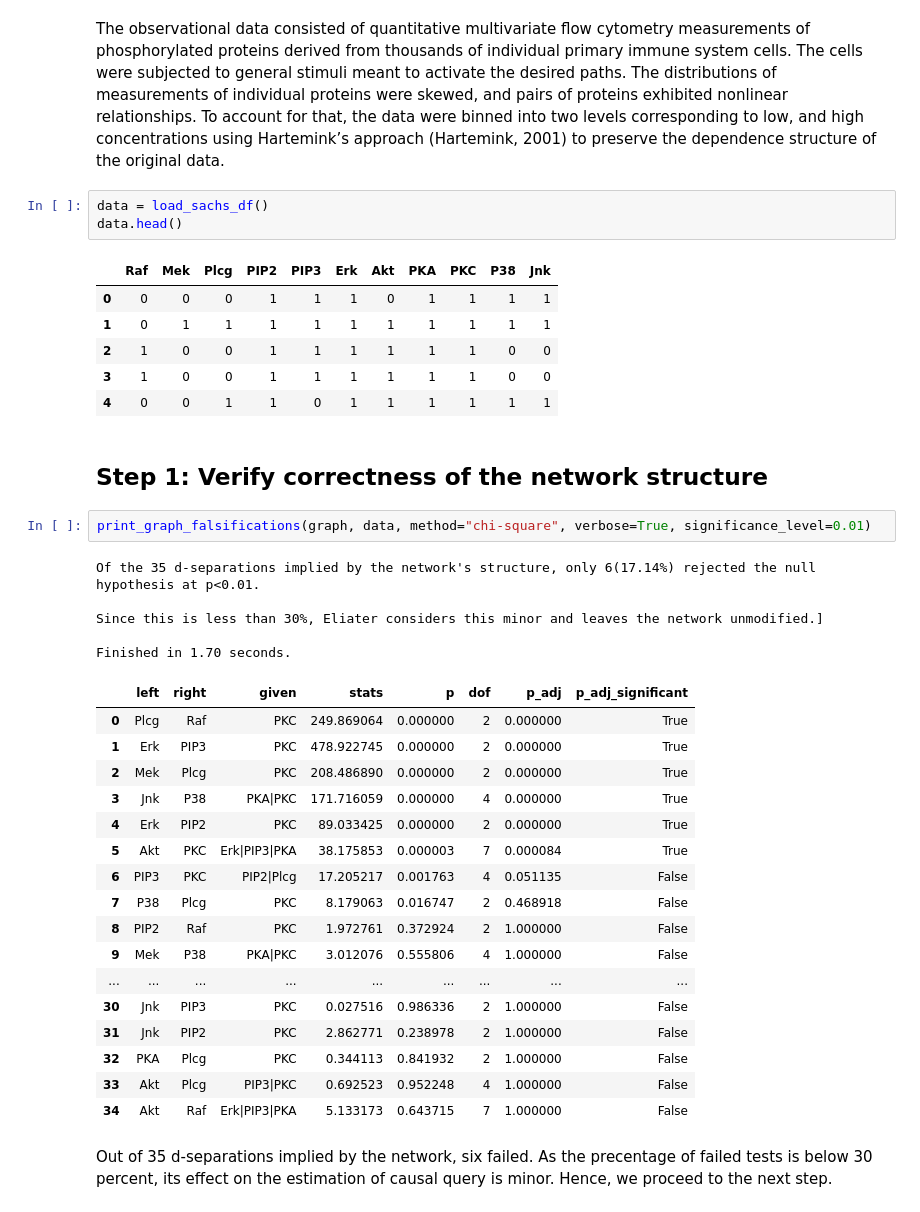
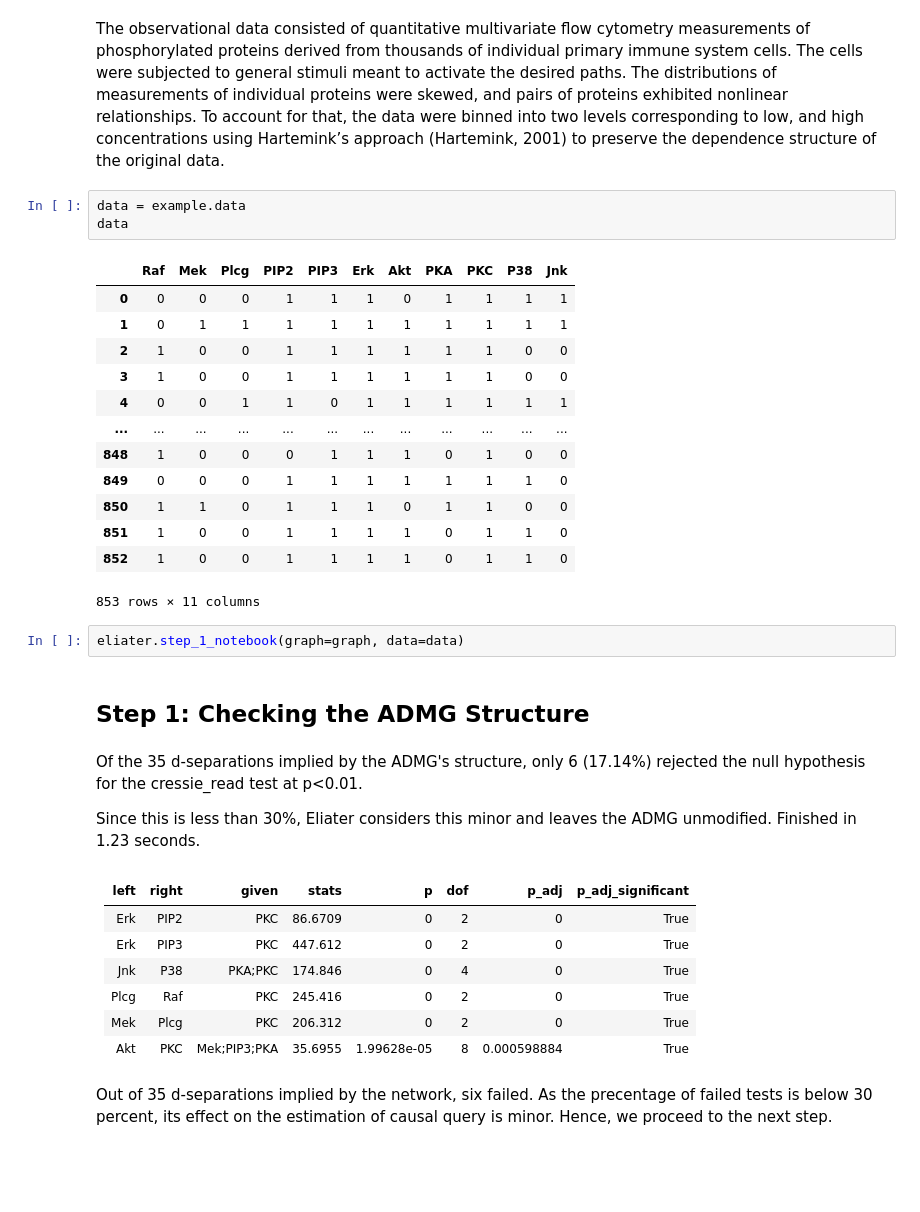
Before and after one commit to y0-causal-inference/eliater, a Jupyter notebook: notebooks/Case_study2_The_Tsignaling_pathway.ipynb, the cells around one changed output. Drawn from its saved outputs; the diff is of its cells as text; blank space fills up the shorter version.

Commit message:
Begin adding workflow for real data sets

```diff
--- a/notebooks/Case_study2_The_Tsignaling_pathway.ipynb
+++ b/notebooks/Case_study2_The_Tsignaling_pathway.ipynb
@@ -47,41 +35,36 @@ The observational data consisted of quantitative multivariate flow cytometry mea
 two levels corresponding to low, and high concentrations using Hartemink’s approach (Hartemink, 2001) to preserve
 the dependence structure of the original data.
 # %%
-data = load_sachs_df()
-data.head()
+data = example.data
+data
 # %% [output]
 |  | Raf | Mek | Plcg | PIP2 | PIP3 | Erk | Akt | PKA | PKC | P38 | Jnk |
 | 0 | 0 | 0 | 0 | 1 | 1 | 1 | 0 | 1 | 1 | 1 | 1 |
 | 1 | 0 | 1 | 1 | 1 | 1 | 1 | 1 | 1 | 1 | 1 | 1 |
 | 2 | 1 | 0 | 0 | 1 | 1 | 1 | 1 | 1 | 1 | 0 | 0 |
 | 3 | 1 | 0 | 0 | 1 | 1 | 1 | 1 | 1 | 1 | 0 | 0 |
 | 4 | 0 | 0 | 1 | 1 | 0 | 1 | 1 | 1 | 1 | 1 | 1 |
+| ... | ... | ... | ... | ... | ... | ... | ... | ... | ... | ... | ... |
+| 848 | 1 | 0 | 0 | 0 | 1 | 1 | 1 | 0 | 1 | 0 | 0 |
+| 849 | 0 | 0 | 0 | 1 | 1 | 1 | 1 | 1 | 1 | 1 | 0 |
+| 850 | 1 | 1 | 0 | 1 | 1 | 1 | 0 | 1 | 1 | 0 | 0 |
+| 851 | 1 | 0 | 0 | 1 | 1 | 1 | 1 | 0 | 1 | 1 | 0 |
+| 852 | 1 | 0 | 0 | 1 | 1 | 1 | 1 | 0 | 1 | 1 | 0 |
+853 rows × 11 columns
-# %% [markdown]
-## Step 1: Verify correctness of the network structure
 # %%
-print_graph_falsifications(graph, data, method="chi-square", verbose=True, significance_level=0.01)
+eliater.step_1_notebook(graph=graph, data=data)
 # %% [output]
-Of the 35 d-separations implied by the network's structure, only 6(17.14%) rejected the null hypothesis at p<0.01.
-
-Since this is less than 30%, Eliater considers this minor and leaves the network unmodified.]
-
-Finished in 1.70 seconds.
-|  | left | right | given | stats | p | dof | p_adj | p_adj_significant |
-| 0 | Plcg | Raf | PKC | 249.869064 | 0.000000 | 2 | 0.000000 | True |
-| 1 | Erk | PIP3 | PKC | 478.922745 | 0.000000 | 2 | 0.000000 | True |
-| 2 | Mek | Plcg | PKC | 208.486890 | 0.000000 | 2 | 0.000000 | True |
-| 3 | Jnk | P38 | PKA|PKC | 171.716059 | 0.000000 | 4 | 0.000000 | True |
-| 4 | Erk | PIP2 | PKC | 89.033425 | 0.000000 | 2 | 0.000000 | True |
-| 5 | Akt | PKC | Erk|PIP3|PKA | 38.175853 | 0.000003 | 7 | 0.000084 | True |
-| 6 | PIP3 | PKC | PIP2|Plcg | 17.205217 | 0.001763 | 4 | 0.051135 | False |
-| 7 | P38 | Plcg | PKC | 8.179063 | 0.016747 | 2 | 0.468918 | False |
-| 8 | PIP2 | Raf | PKC | 1.972761 | 0.372924 | 2 | 1.000000 | False |
-| 9 | Mek | P38 | PKA|PKC | 3.012076 | 0.555806 | 4 | 1.000000 | False |
-| ... | ... | ... | ... | ... | ... | ... | ... | ... |
-| 30 | Jnk | PIP3 | PKC | 0.027516 | 0.986336 | 2 | 1.000000 | False |
-| 31 | Jnk | PIP2 | PKC | 2.862771 | 0.238978 | 2 | 1.000000 | False |
-| 32 | PKA | Plcg | PKC | 0.344113 | 0.841932 | 2 | 1.000000 | False |
-| 33 | Akt | Plcg | PIP3|PKC | 0.692523 | 0.952248 | 4 | 1.000000 | False |
-| 34 | Akt | Raf | Erk|PIP3|PKA | 5.133173 | 0.643715 | 7 | 1.000000 | False |
+## Step 1: Checking the ADMG Structure
+Of the 35 d-separations implied by the ADMG's structure, only 6 (17.14%) rejected the null hypothesis for the cressie_read test at p<0.01.
+
+Since this is less than 30%, Eliater considers this minor and leaves the ADMG unmodified. Finished in 1.23 seconds.
+| left   | right   | given        |    stats |           p |   dof |       p_adj | p_adj_significant   |
+|:-------|:--------|:-------------|---------:|------------:|------:|------------:|:--------------------|
+| Erk    | PIP2    | PKC          |  86.6709 | 0           |     2 | 0           | True                |
+| Erk    | PIP3    | PKC          | 447.612  | 0           |     2 | 0           | True                |
+| Jnk    | P38     | PKA;PKC      | 174.846  | 0           |     4 | 0           | True                |
+| Plcg   | Raf     | PKC          | 245.416  | 0           |     2 | 0           | True                |
+| Mek    | Plcg    | PKC          | 206.312  | 0           |     2 | 0           | True                |
+| Akt    | PKC     | Mek;PIP3;PKA |  35.6955 | 1.99628e-05 |     8 | 0.000598884 | True                |
 # %% [markdown]
 Out of 35 d-separations implied by the network, six failed. As the precentage of failed tests is below 30 percent, its effect on the estimation of causal query is minor. Hence, we proceed to the next step.
```
Also changed, not shown: parts of 22 cells of this notebook, 3 other files.
